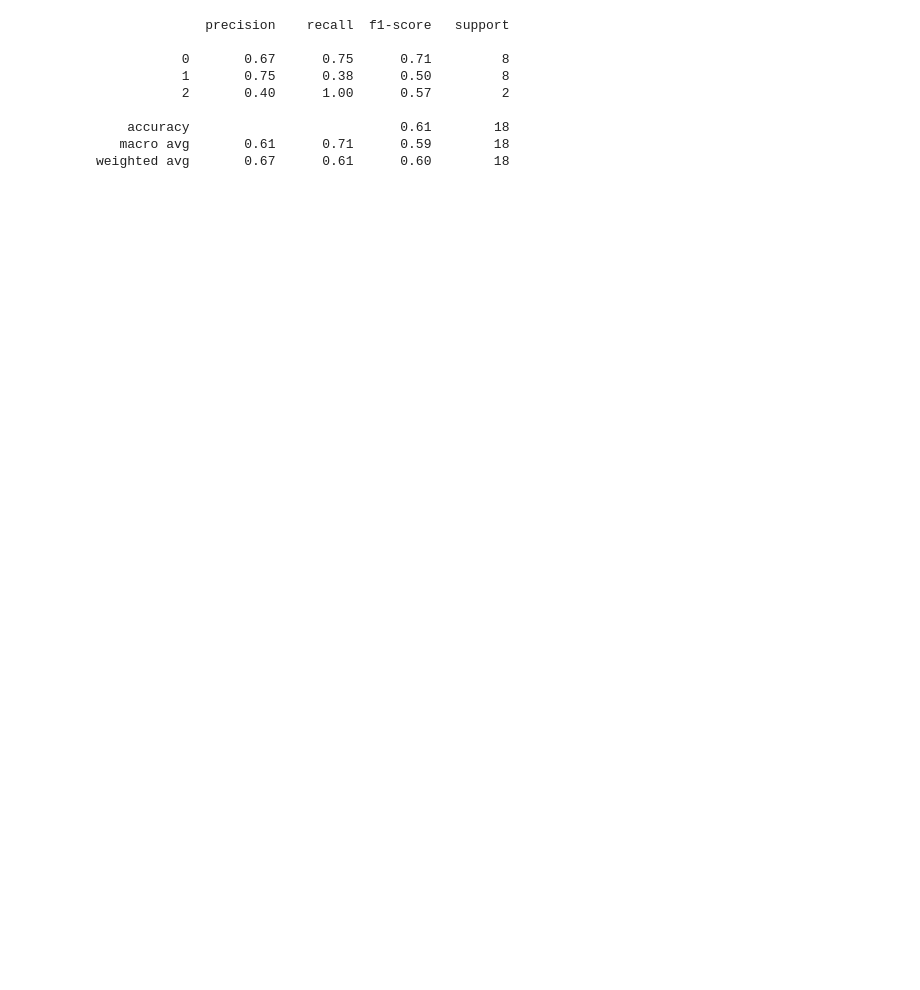
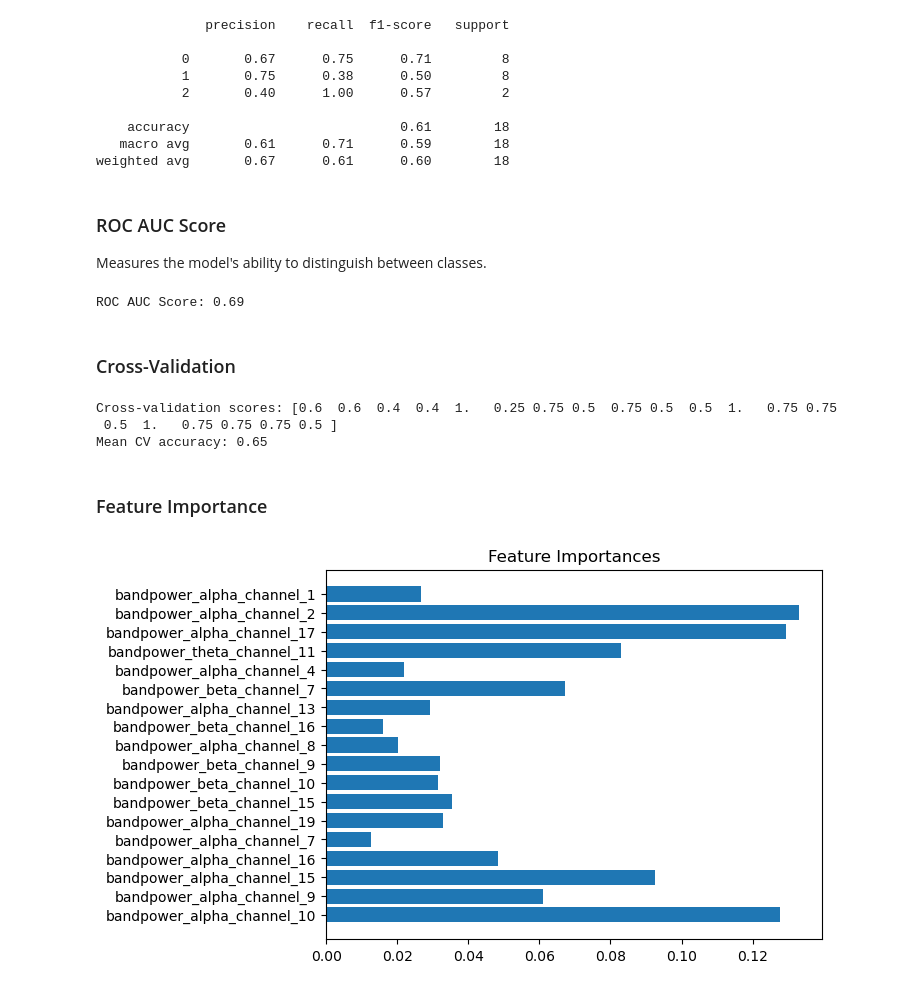
Before and after one commit to JonathanReyess/eeg-dementia-ml, a Jupyter notebook: analyze.ipynb, the cells around one changed output. Drawn from its saved outputs; the diff is of its cells as text; code cells hidden in the pictures; blank space fills up the shorter version.

Commit message:
model evaluation

```diff
--- a/analyze.ipynb
+++ b/analyze.ipynb
@@ -525,3 +541,35 @@ print(classification_report(y_test, y_pred))
     accuracy                           0.61        18
    macro avg       0.61      0.71      0.59        18
 weighted avg       0.67      0.61      0.60        18
+# %% [markdown]
+### ROC AUC Score
+
+Measures the model's ability to distinguish between classes.
+# %%
+from sklearn.metrics import roc_auc_score
+y_pred_proba = xgb_model.predict_proba(X_test)
+roc_auc = roc_auc_score(y_test, y_pred_proba, multi_class='ovr')
+print(f"ROC AUC Score: {roc_auc:.2f}")
+# %% [output]
+ROC AUC Score: 0.69
+# %% [markdown]
+### Cross-Validation
+# %%
+from sklearn.model_selection import cross_val_score
+cv_scores = cross_val_score(xgb_model, X_train_resampled, y_train_resampled, cv=20)
+print(f"Cross-validation scores: {cv_scores}")
+print(f"Mean CV accuracy: {cv_scores.mean():.2f}")
+# %% [output]
+Cross-validation scores: [0.6  0.6  0.4  0.4  1.   0.25 0.75 0.5  0.75 0.5  0.5  1.   0.75 0.75
+ 0.5  1.   0.75 0.75 0.75 0.5 ]
+Mean CV accuracy: 0.65
+# %% [markdown]
+### Feature Importance
+# %%
+import matplotlib.pyplot as plt
+importances = xgb_model.feature_importances_
+plt.barh(X_train_resampled.columns, importances)
+plt.title('Feature Importances')
+plt.show()
+# %% [output]
+[figure, added]
```
Also changed, not shown: parts of 9 cells of this notebook, 1 other file.
